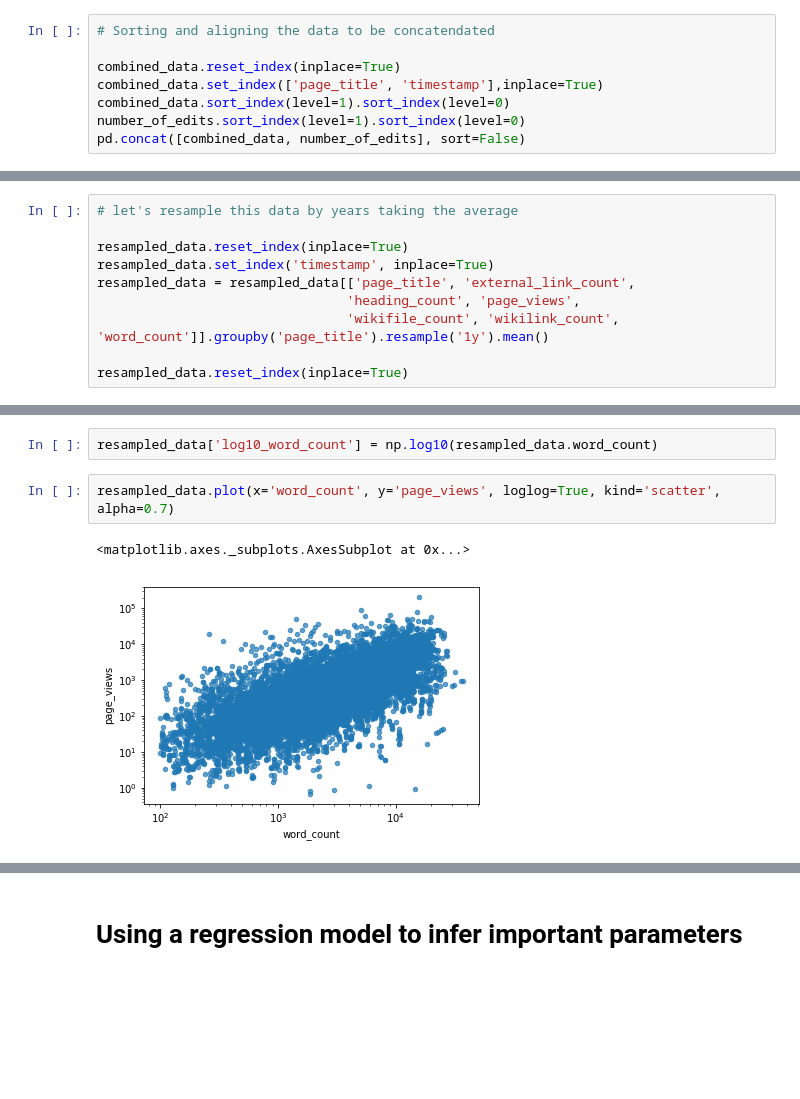
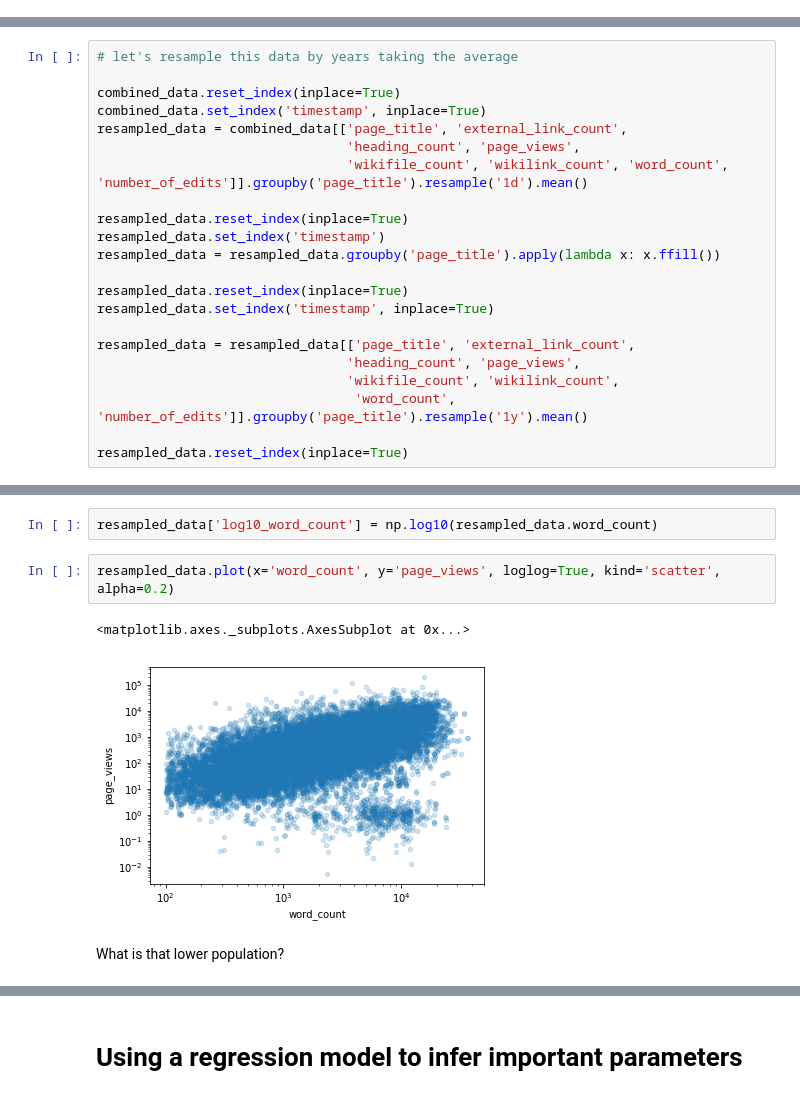
Before and after one commit to wmvoje/wiki_stub_expansion, a Jupyter notebook: data_analysis/20180707_Analysis.ipynb, the cells around one changed output, grey strips where cells are left out. Drawn from its saved outputs; the diff is of its cells as text; blank space fills up the shorter version.

```diff
--- a/data_analysis/20180707_Analysis.ipynb
+++ b/data_analysis/20180707_Analysis.ipynb
@@ -162,8 +241,0 @@ fig2 = m.plot_components(forecast)
-# %%
-# Sorting and aligning the data to be concatendated
-
-combined_data.reset_index(inplace=True)
-combined_data.set_index(['page_title', 'timestamp'],inplace=True)
-combined_data.sort_index(level=1).sort_index(level=0)
-number_of_edits.sort_index(level=1).sort_index(level=0)
-pd.concat([combined_data, number_of_edits], sort=False)
@@ -219,11 +378,23 @@ resampled_data.reset_index(inplace=True)
 # %%
 # let's resample this data by years taking the average
 
+combined_data.reset_index(inplace=True)
+combined_data.set_index('timestamp', inplace=True)
+resampled_data = combined_data[['page_title', 'external_link_count',
+                                'heading_count', 'page_views',
+                                'wikifile_count', 'wikilink_count', 'word_count', 'number_of_edits']].groupby('page_title').resample('1d').mean()
+
+resampled_data.reset_index(inplace=True)
+resampled_data.set_index('timestamp')
+resampled_data = resampled_data.groupby('page_title').apply(lambda x: x.ffill())
+
 resampled_data.reset_index(inplace=True)
 resampled_data.set_index('timestamp', inplace=True)
+
 resampled_data = resampled_data[['page_title', 'external_link_count',
                                 'heading_count', 'page_views',
-                                'wikifile_count', 'wikilink_count', 'word_count']].groupby('page_title').resample('1y').mean()
+                                'wikifile_count', 'wikilink_count',
+                                 'word_count', 'number_of_edits']].groupby('page_title').resample('1y').mean()
 
 resampled_data.reset_index(inplace=True)
 # %%
@@ -265,7 +438,9 @@ sns.distplot(np.log10(resampled_data.word_count))
 # %%
 resampled_data['log10_word_count'] = np.log10(resampled_data.word_count)
 # %%
-resampled_data.plot(x='word_count', y='page_views', loglog=True, kind='scatter', alpha=0.7)
+resampled_data.plot(x='word_count', y='page_views', loglog=True, kind='scatter', alpha=0.2)
 # %% [output]
 <matplotlib.axes._subplots.AxesSubplot at 0x...>
-[figure, old version]
+[figure, new version]
+# %% [markdown]
+What is that lower population?
```
Also changed, not shown: parts of 90 cells of this notebook, 2 other files.
